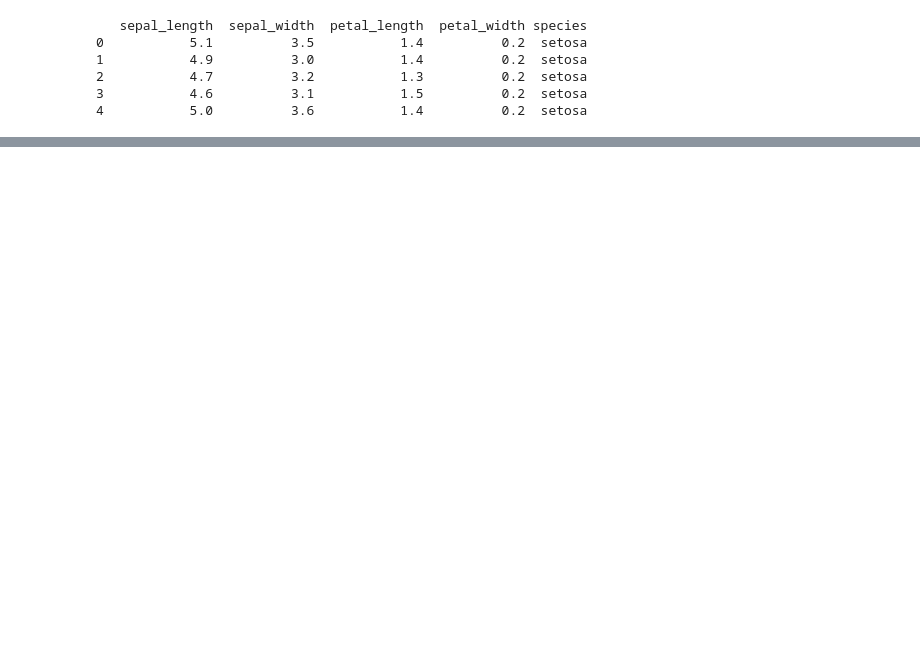
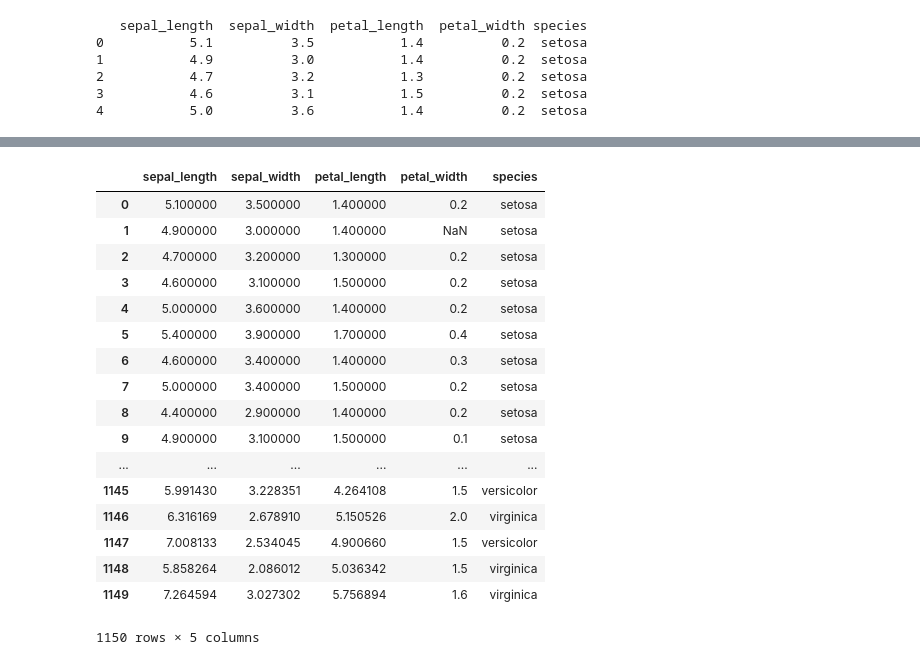
Before and after one commit to duberdico/ground_station, a Jupyter notebook: notebooks/imputation_sim.ipynb, the cells around one changed output, grey strips where cells are left out. Saved outputs shown, nothing was run; the diff lists cells and outputs as text; code cells hidden in the pictures; blank space fills up the shorter version.

```diff
--- a/notebooks/imputation_sim.ipynb
+++ b/notebooks/imputation_sim.ipynb
@@ -62,2 +46,23 @@ I.loc[m,iris.columns[n]] = np.NaN
+# %%
+I
+# %% [output]
+|  | sepal_length | sepal_width | petal_length | petal_width | species |
+| 0 | 5.100000 | 3.500000 | 1.400000 | 0.2 | setosa |
+| 1 | 4.900000 | 3.000000 | 1.400000 | NaN | setosa |
+| 2 | 4.700000 | 3.200000 | 1.300000 | 0.2 | setosa |
+| 3 | 4.600000 | 3.100000 | 1.500000 | 0.2 | setosa |
+| 4 | 5.000000 | 3.600000 | 1.400000 | 0.2 | setosa |
+| 5 | 5.400000 | 3.900000 | 1.700000 | 0.4 | setosa |
+| 6 | 4.600000 | 3.400000 | 1.400000 | 0.3 | setosa |
+| 7 | 5.000000 | 3.400000 | 1.500000 | 0.2 | setosa |
+| 8 | 4.400000 | 2.900000 | 1.400000 | 0.2 | setosa |
+| 9 | 4.900000 | 3.100000 | 1.500000 | 0.1 | setosa |
+| ... | ... | ... | ... | ... | ... |
+| 1145 | 5.991430 | 3.228351 | 4.264108 | 1.5 | versicolor |
+| 1146 | 6.316169 | 2.678910 | 5.150526 | 2.0 | virginica |
+| 1147 | 7.008133 | 2.534045 | 4.900660 | 1.5 | versicolor |
+| 1148 | 5.858264 | 2.086012 | 5.036342 | 1.5 | virginica |
+| 1149 | 7.264594 | 3.027302 | 5.756894 | 1.6 | virginica |
+1150 rows × 5 columns
 # %%
 ~
```
Also changed, not shown: parts of 3 cells of this notebook, 5 other files.
